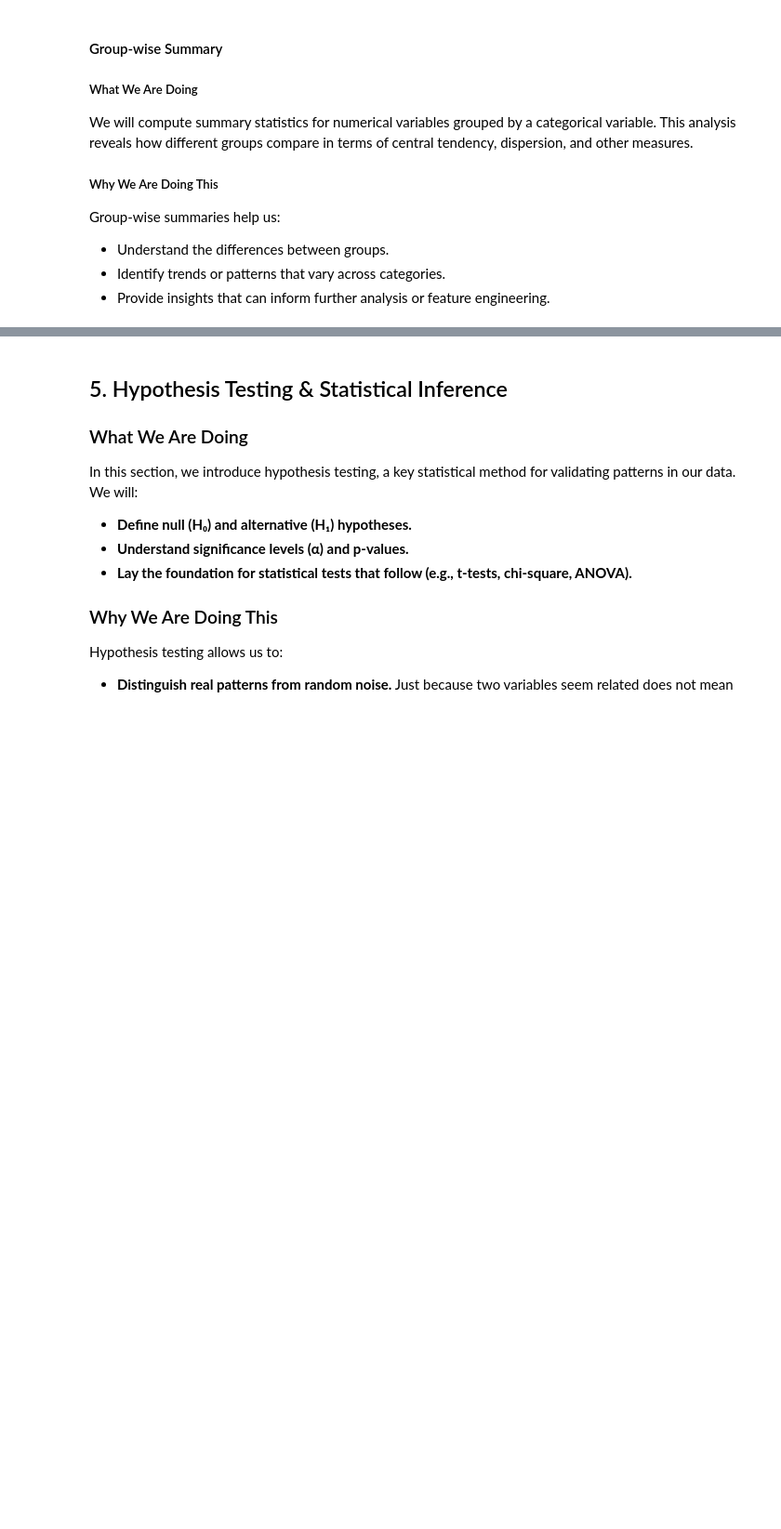
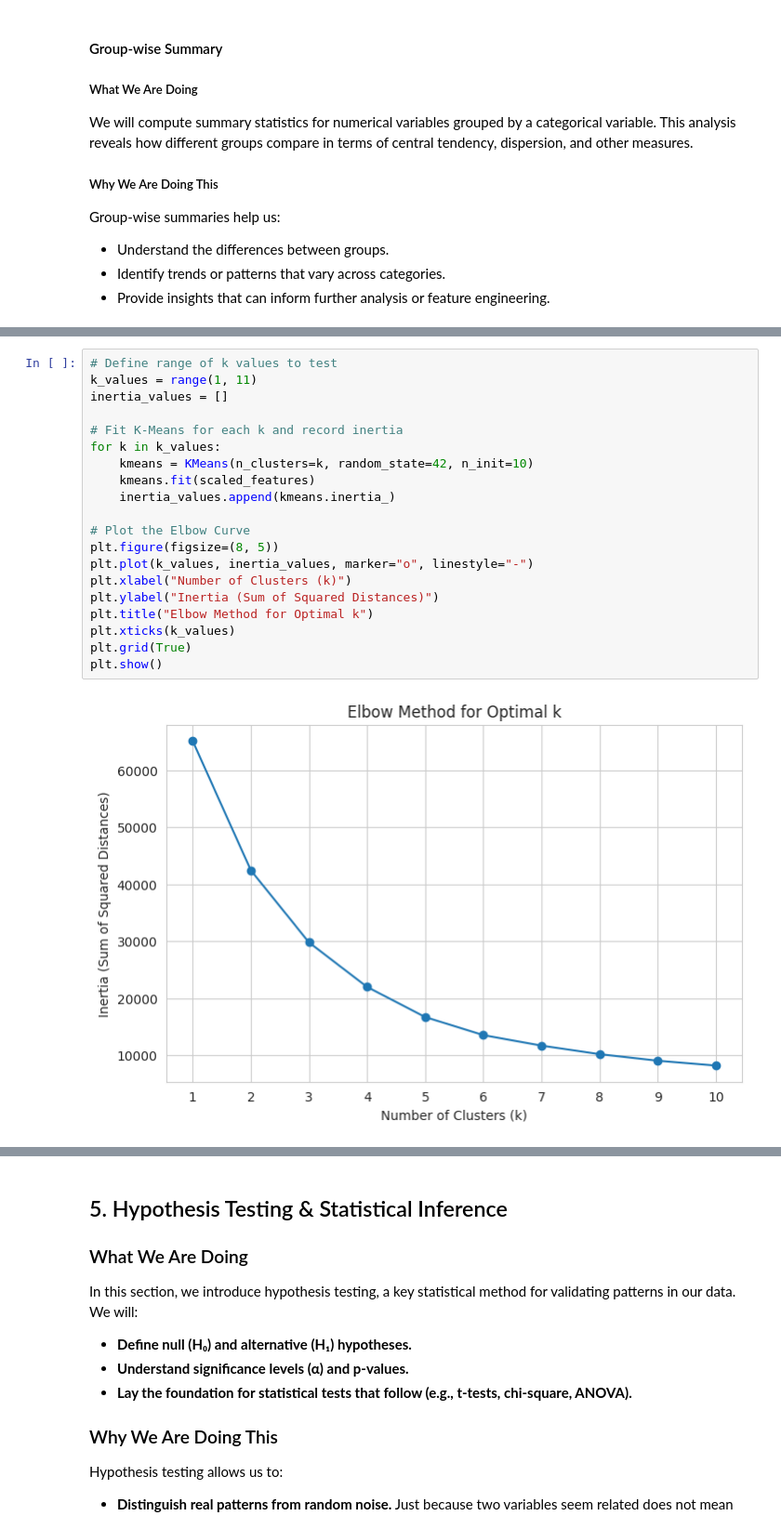
Before and after one commit to stephenjera/coding-tutorials, a Jupyter notebook: python-tutorials/Machine_Learning/T01_Exploratory_Data_Analysis/eda2.ipynb, the cells around one changed output, grey strips where cells are left out. Shown at 93% size. Cells and saved outputs as stored; diff of their text form; blank space fills up the shorter version.

```diff
--- a/python-tutorials/Machine_Learning/T01_Exploratory_Data_Analysis/eda2.ipynb
+++ b/python-tutorials/Machine_Learning/T01_Exploratory_Data_Analysis/eda2.ipynb
@@ -481,0 +525,22 @@ plt.show()
+# %%
+# Define range of k values to test
+k_values = range(1, 11)
+inertia_values = []
+
+# Fit K-Means for each k and record inertia
+for k in k_values:
+    kmeans = KMeans(n_clusters=k, random_state=42, n_init=10)
+    kmeans.fit(scaled_features)
+    inertia_values.append(kmeans.inertia_)
+
+# Plot the Elbow Curve
+plt.figure(figsize=(8, 5))
+plt.plot(k_values, inertia_values, marker="o", linestyle="-")
+plt.xlabel("Number of Clusters (k)")
+plt.ylabel("Inertia (Sum of Squared Distances)")
+plt.title("Elbow Method for Optimal k")
+plt.xticks(k_values)
+plt.grid(True)
+plt.show()
+# %% [output]
+[figure, added]
```
Also changed, not shown: parts of 16 cells of this notebook.
